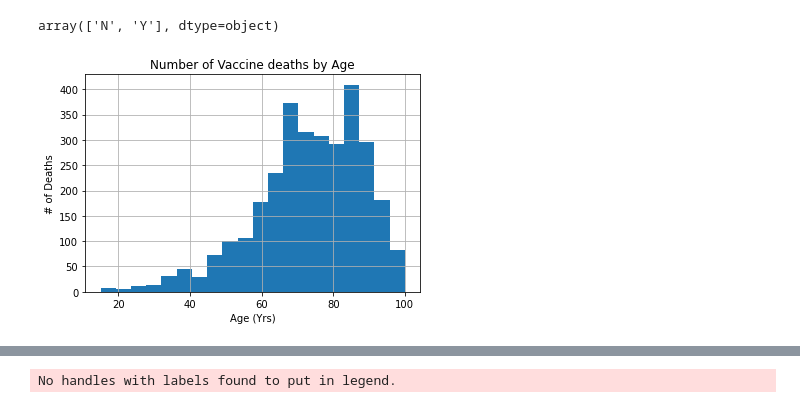
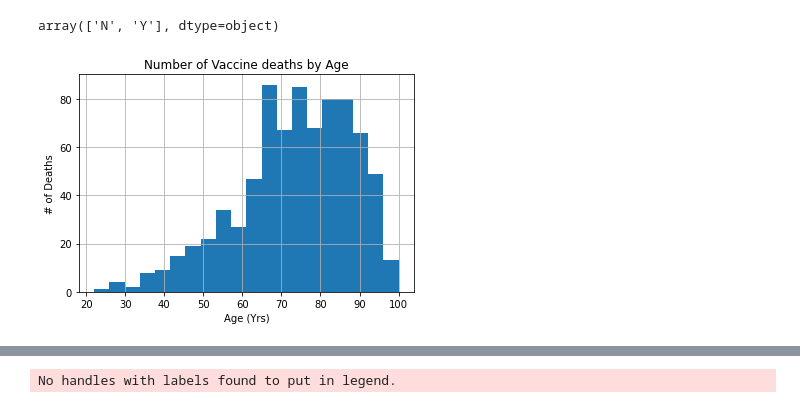
Before and after one commit to DataTortuga/COVID19-Vaccine-Analysis, a Jupyter notebook: Data_Cleaning/COVID19_VACCINE_ADMIN.ipynb, the cells around one changed output, grey strips where cells are left out. Cells and saved outputs as stored; diff of their text form; code cells hidden in the pictures.

```diff
--- a/Data_Cleaning/COVID19_VACCINE_ADMIN.ipynb
+++ b/Data_Cleaning/COVID19_VACCINE_ADMIN.ipynb
@@ -295,14 +299,14 @@ df_merge['DIED'].unique()
 # %% [output]
 array(['N', 'Y'], dtype=object)
 # %%
-plt.hist(df_merge2['AGE_YRS'], bins = 20)
+plt.hist(df_merge2.sample(frac=0.251,replace = True)['AGE_YRS'], bins = 20)
 plt.grid()
 plt.ylabel('# of Deaths')
 plt.xlabel('Age (Yrs)')
 plt.title('Number of Vaccine deaths by Age')
 plt.savefig('../Resources/Images/NumberVaccineDeathsbyAge.png')
 # %% [output]
-[figure, old version]
+[figure, new version]
 # %%
 bins = [12,18,65,101]
 labels = ['12+','18+','65+']
```
Also changed, not shown: parts of 14 cells of this notebook, 4 other files.
